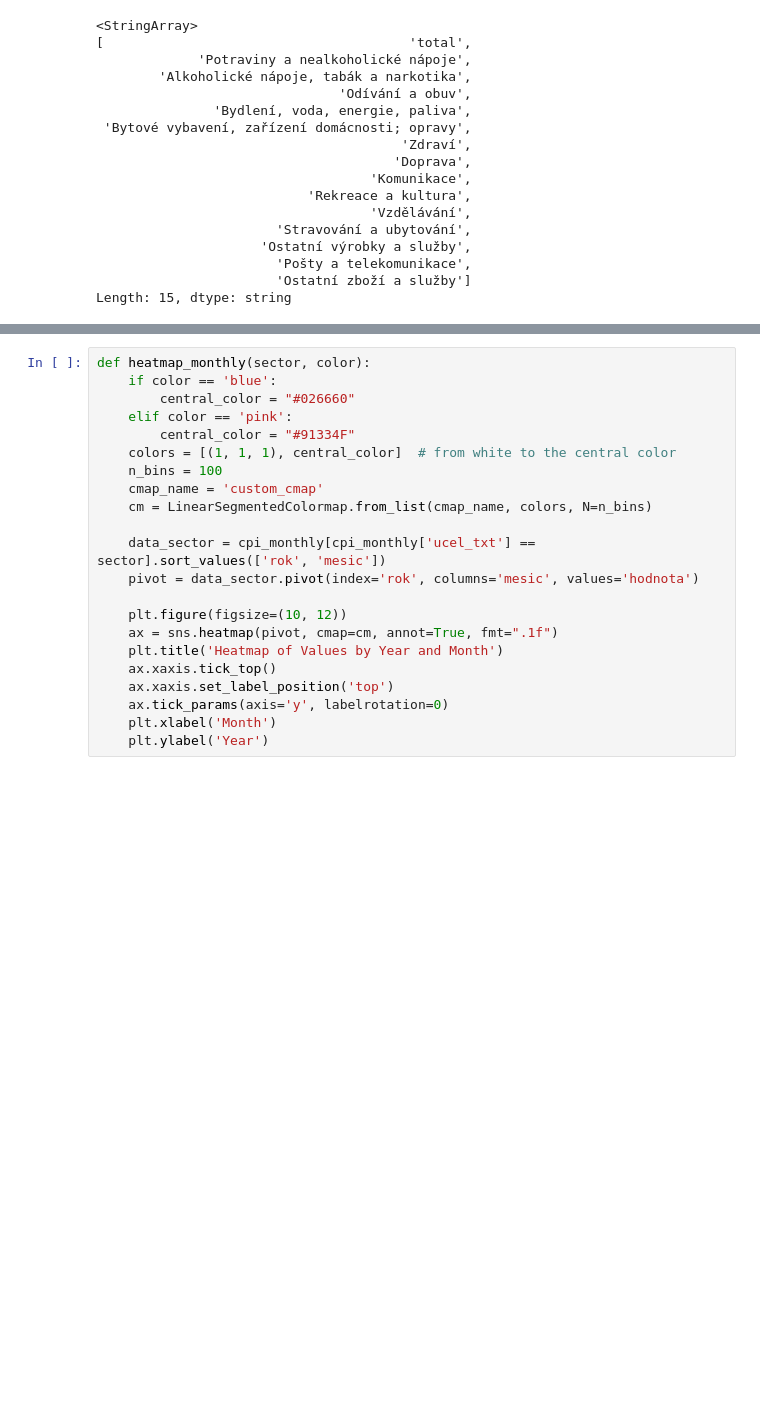
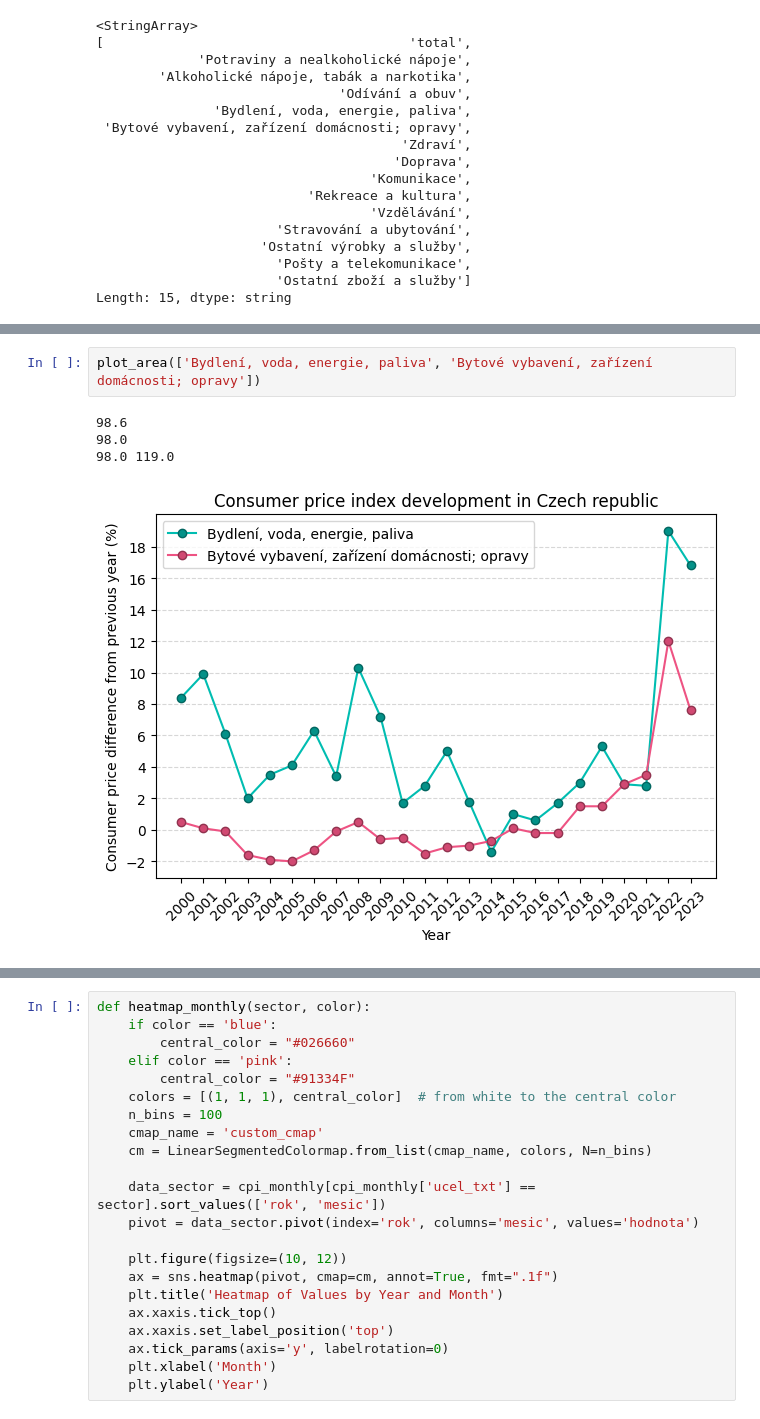
Before and after one commit to xdxdhh/czech_economy_analysis, a Jupyter notebook: analysis.ipynb, the cells around one changed output, grey strips where cells are left out. Saved outputs shown, nothing was run; the diff lists cells and outputs as text; blank space fills up the shorter version.

```diff
--- a/analysis.ipynb
+++ b/analysis.ipynb
@@ -134,0 +150,7 @@ plot_area(['Potraviny a nealkoholické nápoje', 'Odívání a obuv', 'Bydlení,
+# %%
+plot_area(['Bydlení, voda, energie, paliva', 'Bytové vybavení, zařízení domácnosti; opravy'])
+# %% [output]
+98.6
+98.0
+98.0 119.0
+[figure, added]
```
Also changed, not shown: parts of 9 cells of this notebook, 17 other files.
